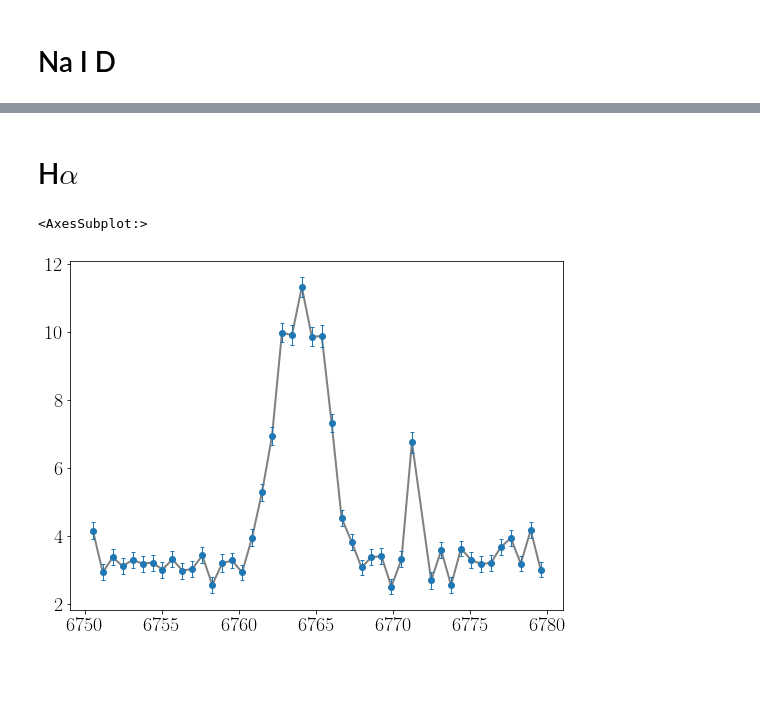
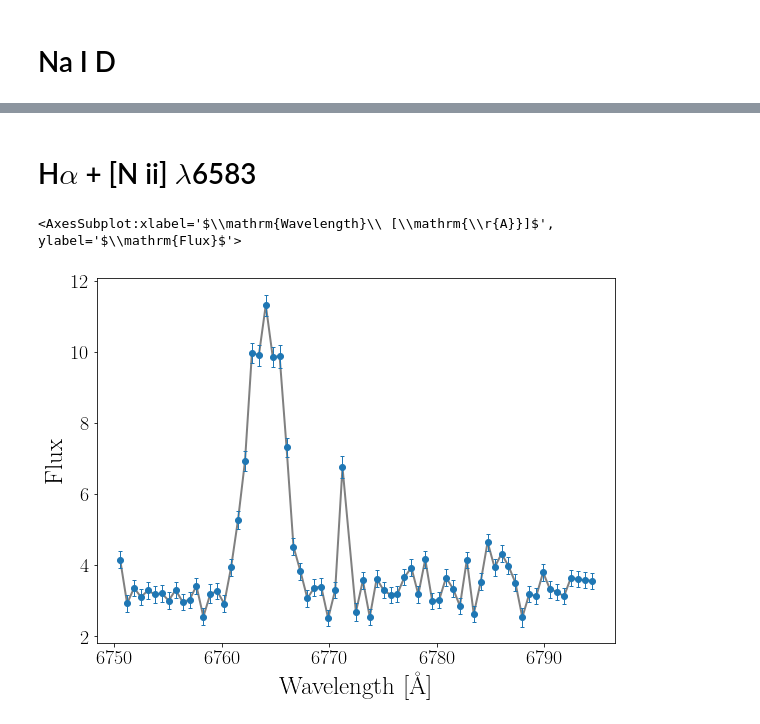
Before and after one commit to slowdivePTG/sn_line_velocities, a Jupyter notebook: narrow_absorption.ipynb, the cells around one changed output, grey strips where cells are left out. Drawn from its saved outputs; the diff is of its cells as text; code cells hidden in the pictures; blank space fills up the shorter version.

```diff
--- a/narrow_absorption.ipynb
+++ b/narrow_absorption.ipynb
@@ -10,7 +10,7 @@ import numpy as np
 # read spec data
 z = 0.0307
 spec = './test_data/host_20220331_Keck2_corrected.ascii'
-Spec = SpectrumSN(spec, 0, 5000/2100)
+Spec = SpectrumSN(spec, 0, spec_resolution=2.5) #spectral FWHM resolution = 2.5 Ang
 # %% [markdown]
 # Na I D
 # %%
@@ -56,8 +58,8 @@ EW_0       1657.342  1.002
 # %% [markdown]
-# H$\alpha$
+# H$\alpha$ + [N ii] $\lambda$6583
 # %%
-Spec.plot_line_region(6750, 6780)
+Spec.plot_line_region(6750, 6795)
 # %% [output]
-<AxesSubplot:>
+<AxesSubplot:xlabel='$\\mathrm{Wavelength}\\ [\\mathrm{\\r{A}}]$', ylabel='$\\mathrm{Flux}$'>
-[figure, old version]
+[figure, new version]
 # %%
```
Also changed, not shown: parts of 5 cells of this notebook, 3 other files.
